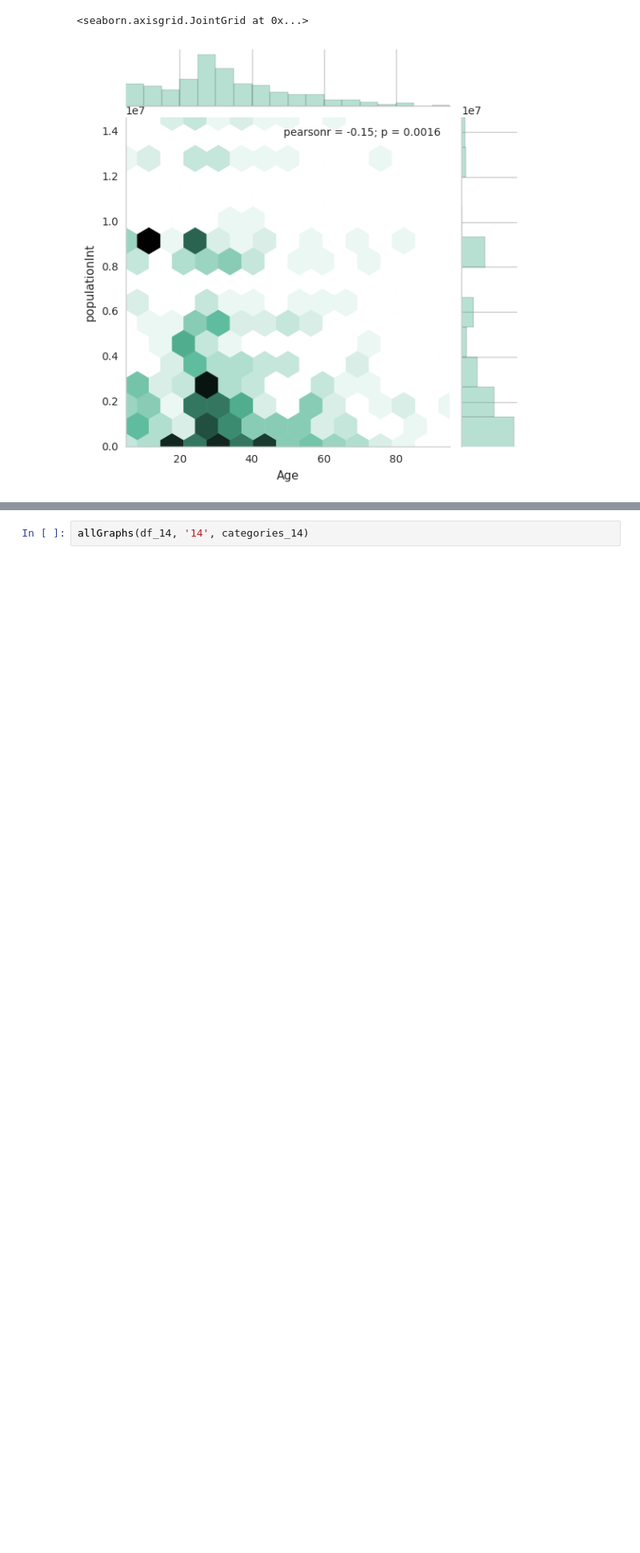
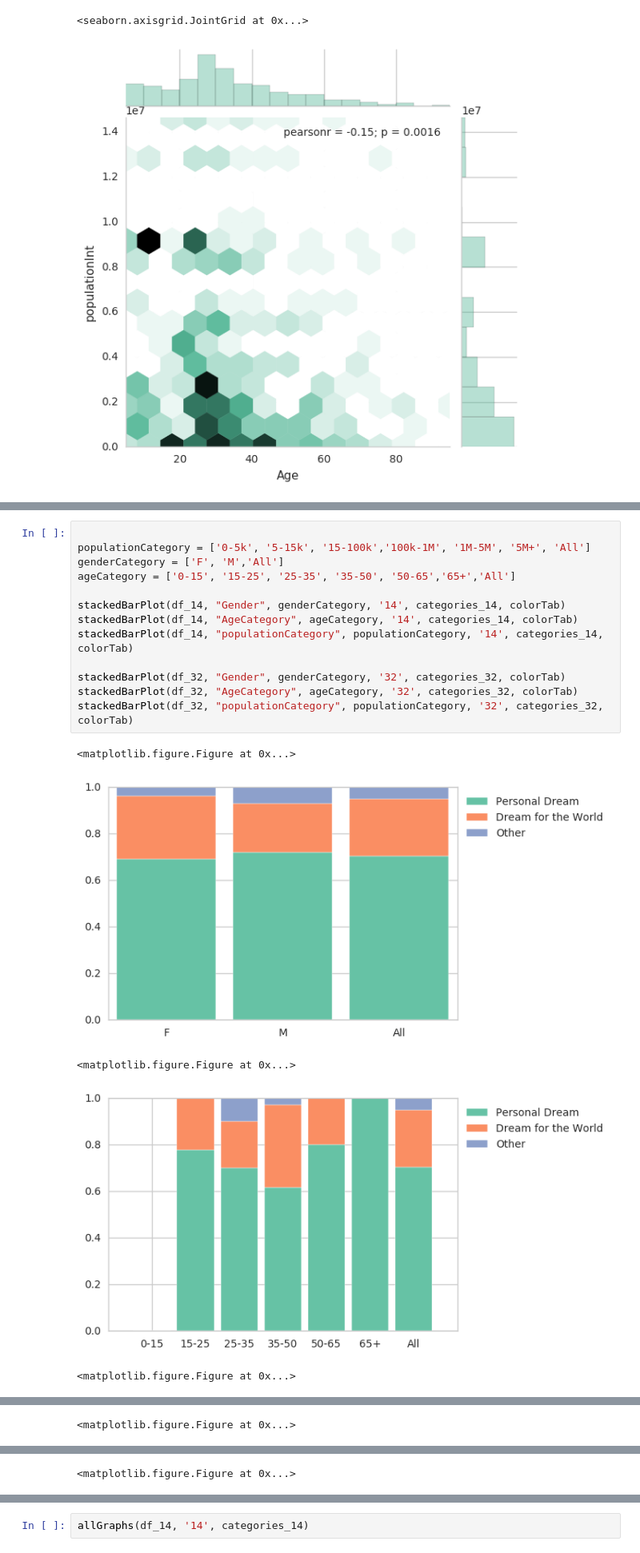
Before and after one commit to emaulandi/20-questions-to-the-world-data, a Jupyter notebook: analysis/20Q_analysis.ipynb, the cells around one changed output, grey strips where cells are left out. Shown at 80% size. Drawn from its saved outputs; the diff is of its cells as text; blank space fills up the shorter version.

Commit message:
add % stacked bar function

```diff
--- a/analysis/20Q_analysis.ipynb
+++ b/analysis/20Q_analysis.ipynb
@@ -439,3 +484,22 @@ def allGraphs(data, question, cols_ordered):
     viewSmallCategorical(data,question, "Country Development", cols_ordered);
     viewSmallCategorical(data,question, "populationCategory", cols_ordered);
     drawHeatmap(data,question,'Occupation type',cols_ordered, 3.2, 6)
+# %%
+
+populationCategory = ['0-5k', '5-15k', '15-100k','100k-1M', '1M-5M', '5M+', 'All']
+genderCategory = ['F', 'M','All']
+ageCategory = ['0-15', '15-25', '25-35', '35-50', '50-65','65+','All']
+
+stackedBarPlot(df_14, "Gender", genderCategory, '14', categories_14, colorTab)
+stackedBarPlot(df_14, "AgeCategory", ageCategory, '14', categories_14, colorTab)
+stackedBarPlot(df_14, "populationCategory", populationCategory, '14', categories_14, colorTab)
+
+stackedBarPlot(df_32, "Gender", genderCategory, '32', categories_32, colorTab)
+stackedBarPlot(df_32, "AgeCategory", ageCategory, '32', categories_32, colorTab)
+stackedBarPlot(df_32, "populationCategory", populationCategory, '32', categories_32, colorTab)
+# %% [output]
+<matplotlib.figure.Figure at 0x...>
+[figure, added]
+<matplotlib.figure.Figure at 0x...>
+[figure, added]
+<matplotlib.figure.Figure at 0x...>
@@ -441,0 +507 @@ def allGraphs(data, question, cols_ordered):
+<matplotlib.figure.Figure at 0x...>
@@ -441,0 +509 @@ def allGraphs(data, question, cols_ordered):
+<matplotlib.figure.Figure at 0x...>
```
Also changed, not shown: parts of 3 cells of this notebook.
